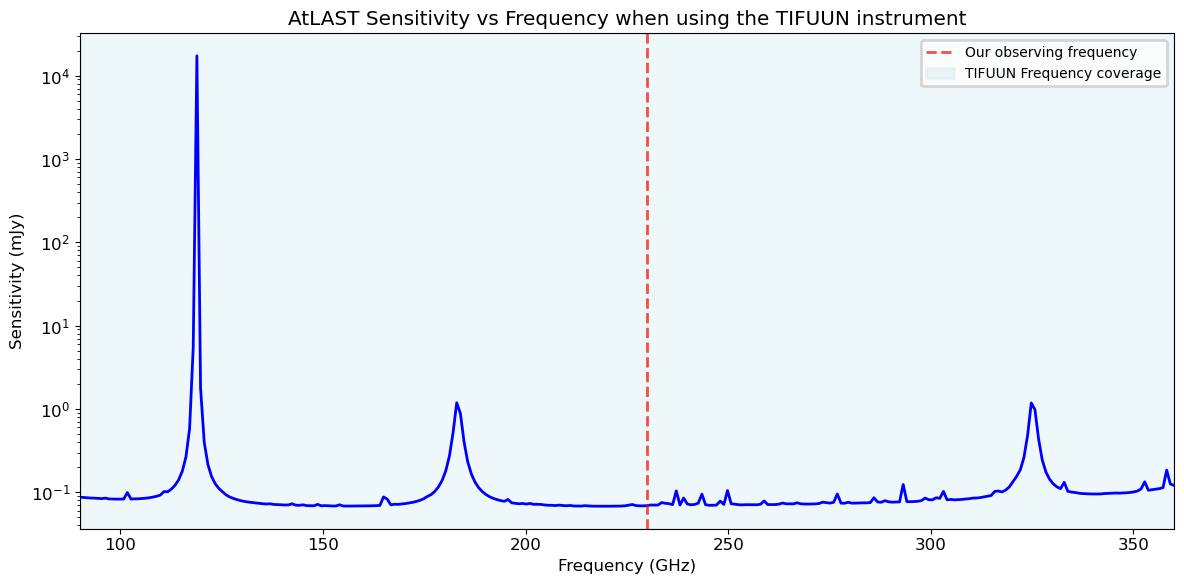
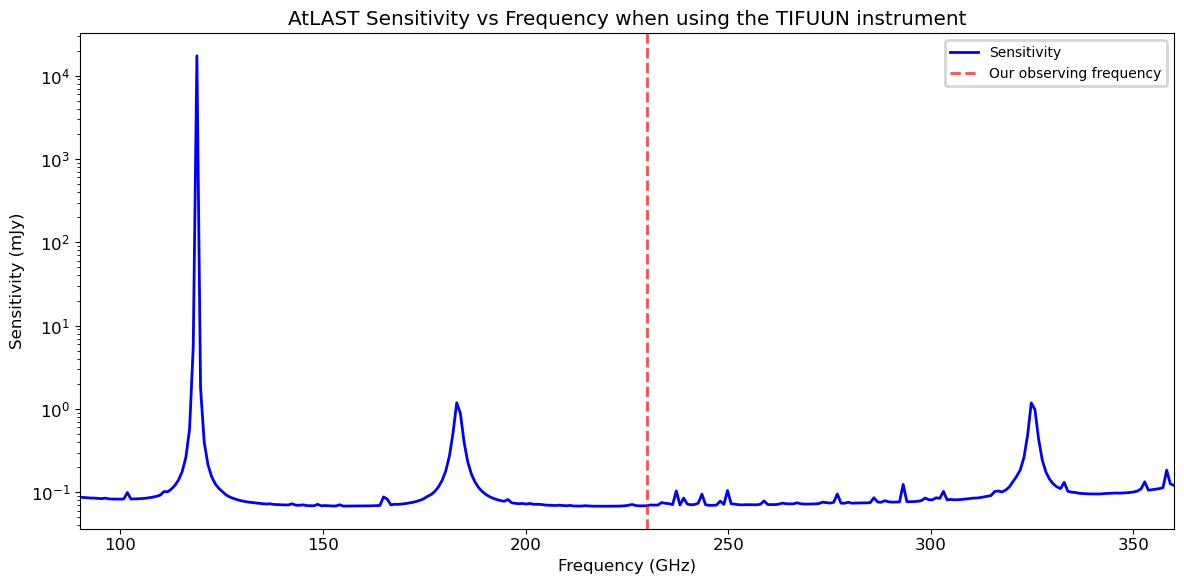
The change to this notebook cell's code, shown as a diff; its figure went from the first image to the second:
--- before
+++ after
@@ -3,12 +3,10 @@
 
 # Show calculated sensitivity
-fig, ax = plt.subplots(figsize=(12, 6))
+fig, ax = plt.subplots()
 # extract the astropy quantity sensitivities from the sensitivity array calculated above
-ax.plot(frequencies, [q.to("mJy").value for q in sensitivity], 'b-', linewidth=2)
+ax.plot(frequencies, [q.to("mJy").value for q in sensitivity], 'b-', linewidth=2, label='Sensitivity')
 
 # label the plot
 ax.axvline(calculator.user_input.obs_freq.value, color='r', linestyle='--', alpha=0.7, label='Our observing frequency')
-#draw a box to highlight the operational frequencies of the TIFUUN receiver
-ax.axvspan(frequencies[0],frequencies[-1], color='lightblue', alpha=0.2, label='TIFUUN Frequency coverage')
 
 ax.set_yscale('log')

Commit: Notebook updates based on feedback